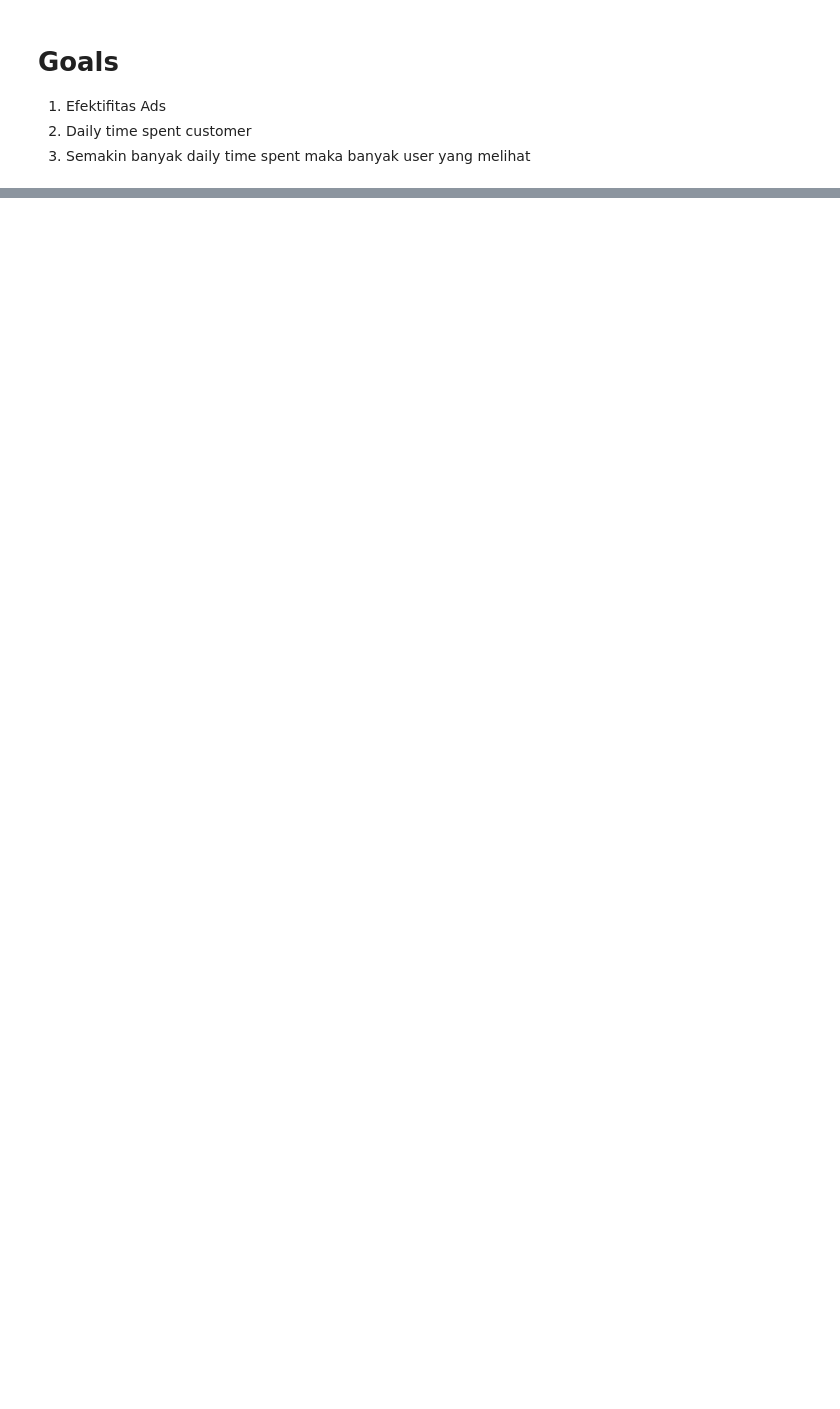
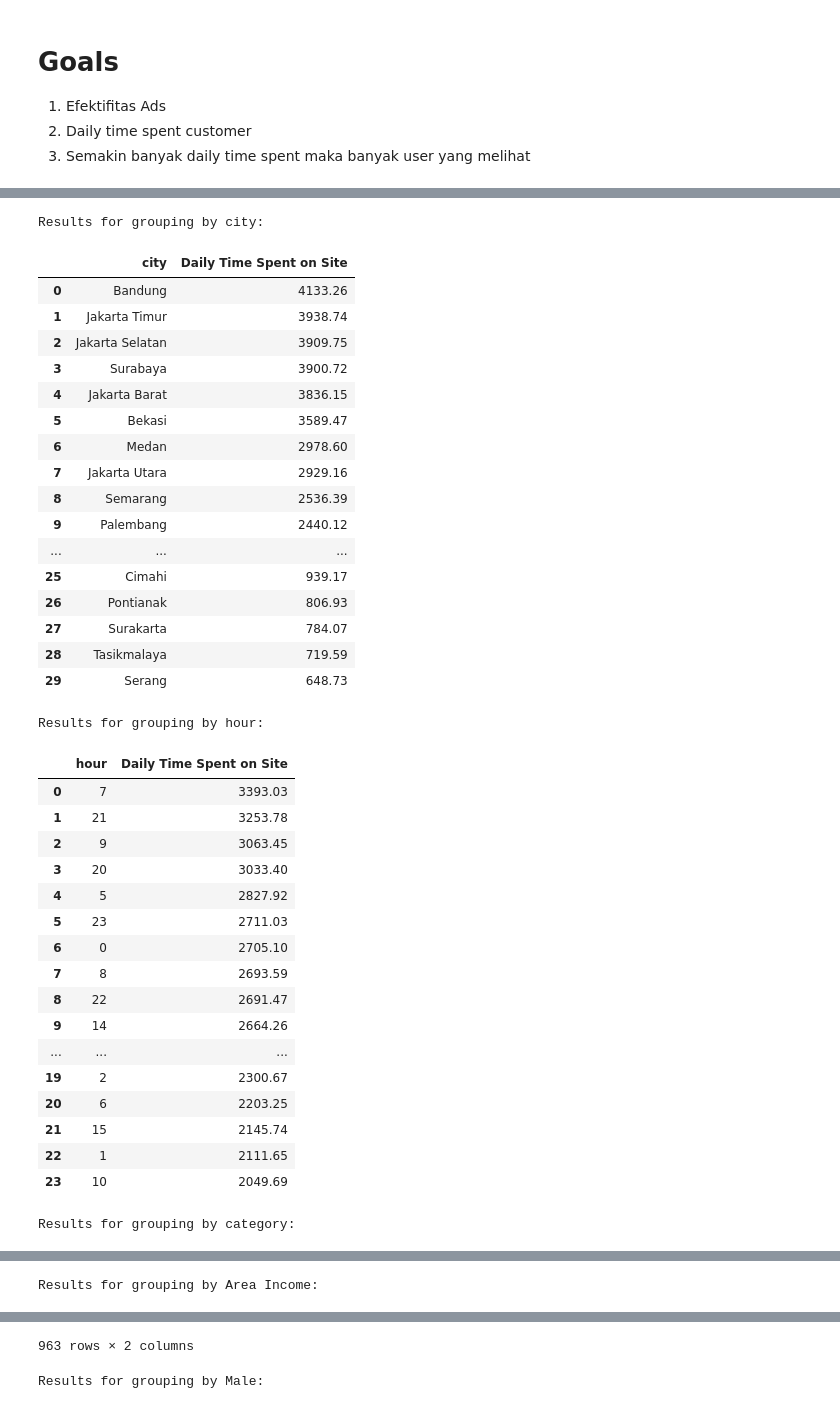
Before and after one commit to Beyoojn/predictclickads, a Jupyter notebook: advertisement.ipynb, the cells around one changed output, grey strips where cells are left out. Drawn from its saved outputs; the diff is of its cells as text; code cells hidden in the pictures; blank space fills up the shorter version.

```diff
--- a/advertisement.ipynb
+++ b/advertisement.ipynb
@@ -75,0 +84,49 @@ df_clean.isnull()
+# %%
+exclude = set(df_clean.drop(columns=['Daily Time Spent on Site', 'Daily Internet Usage', 'Timestamp']))
+
+for x in exclude:
+    print(f"Results for grouping by {x}:")
+    display(
+        df_clean.groupby(x)
+        .agg({'Daily Time Spent on Site': 'sum'})
+        .sort_values('Daily Time Spent on Site', ascending=False)
+        .reset_index()
+    )
+# %% [output]
+Results for grouping by city:
+|  | city | Daily Time Spent on Site |
+| 0 | Bandung | 4133.26 |
+| 1 | Jakarta Timur | 3938.74 |
+| 2 | Jakarta Selatan | 3909.75 |
+| 3 | Surabaya | 3900.72 |
+| 4 | Jakarta Barat | 3836.15 |
+| 5 | Bekasi | 3589.47 |
+| 6 | Medan | 2978.60 |
+| 7 | Jakarta Utara | 2929.16 |
+| 8 | Semarang | 2536.39 |
+| 9 | Palembang | 2440.12 |
+| ... | ... | ... |
+| 25 | Cimahi | 939.17 |
+| 26 | Pontianak | 806.93 |
+| 27 | Surakarta | 784.07 |
+| 28 | Tasikmalaya | 719.59 |
+| 29 | Serang | 648.73 |
+Results for grouping by hour:
+|  | hour | Daily Time Spent on Site |
+| 0 | 7 | 3393.03 |
+| 1 | 21 | 3253.78 |
+| 2 | 9 | 3063.45 |
+| 3 | 20 | 3033.40 |
+| 4 | 5 | 2827.92 |
+| 5 | 23 | 2711.03 |
+| 6 | 0 | 2705.10 |
+| 7 | 8 | 2693.59 |
+| 8 | 22 | 2691.47 |
+| 9 | 14 | 2664.26 |
+| ... | ... | ... |
+| 19 | 2 | 2300.67 |
+| 20 | 6 | 2203.25 |
+| 21 | 15 | 2145.74 |
+| 22 | 1 | 2111.65 |
+| 23 | 10 | 2049.69 |
+Results for grouping by category:
@@ -75,0 +144 @@ df_clean.isnull()
+Results for grouping by Area Income:
@@ -75,0 +157,2 @@ df_clean.isnull()
+963 rows × 2 columns
+Results for grouping by Male:
```
Also changed, not shown: parts of 6 cells of this notebook.
